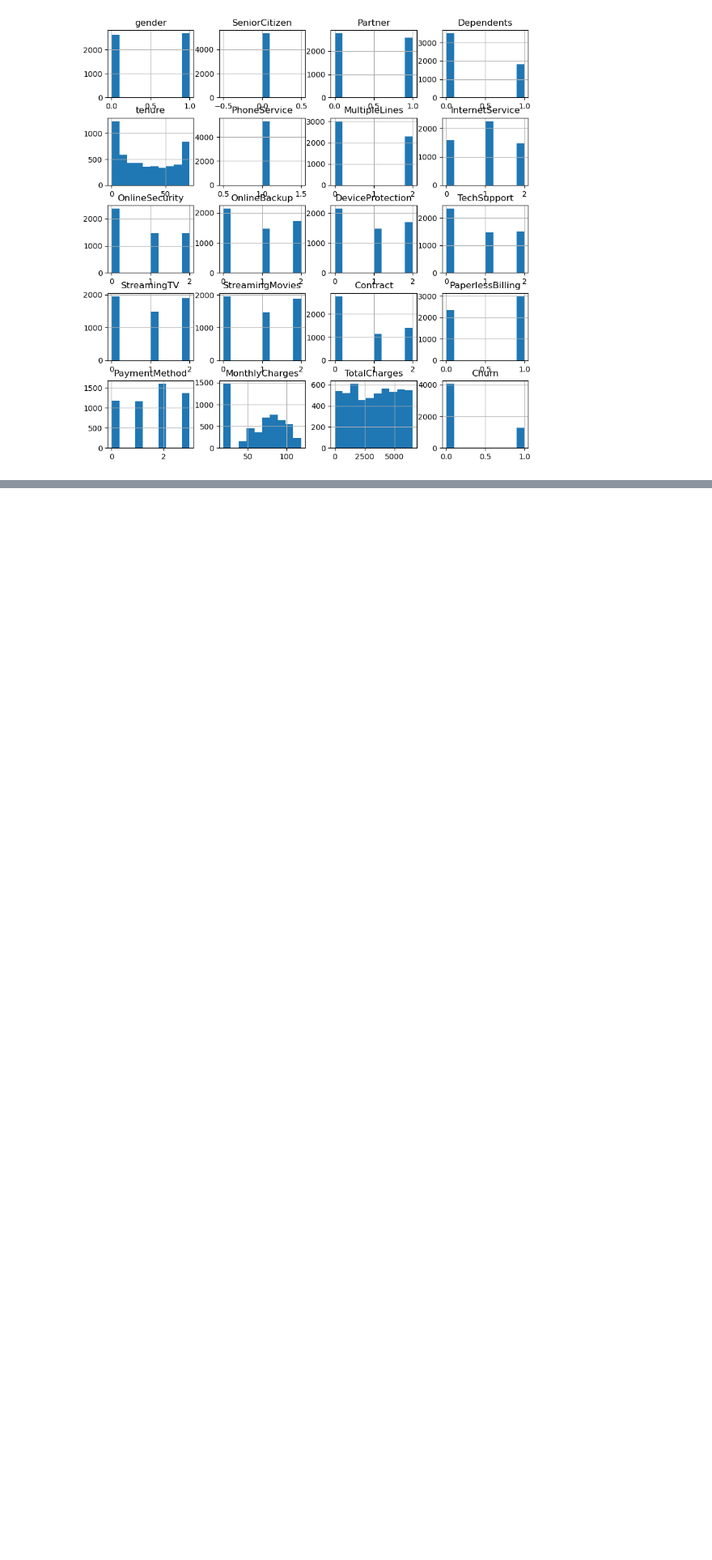
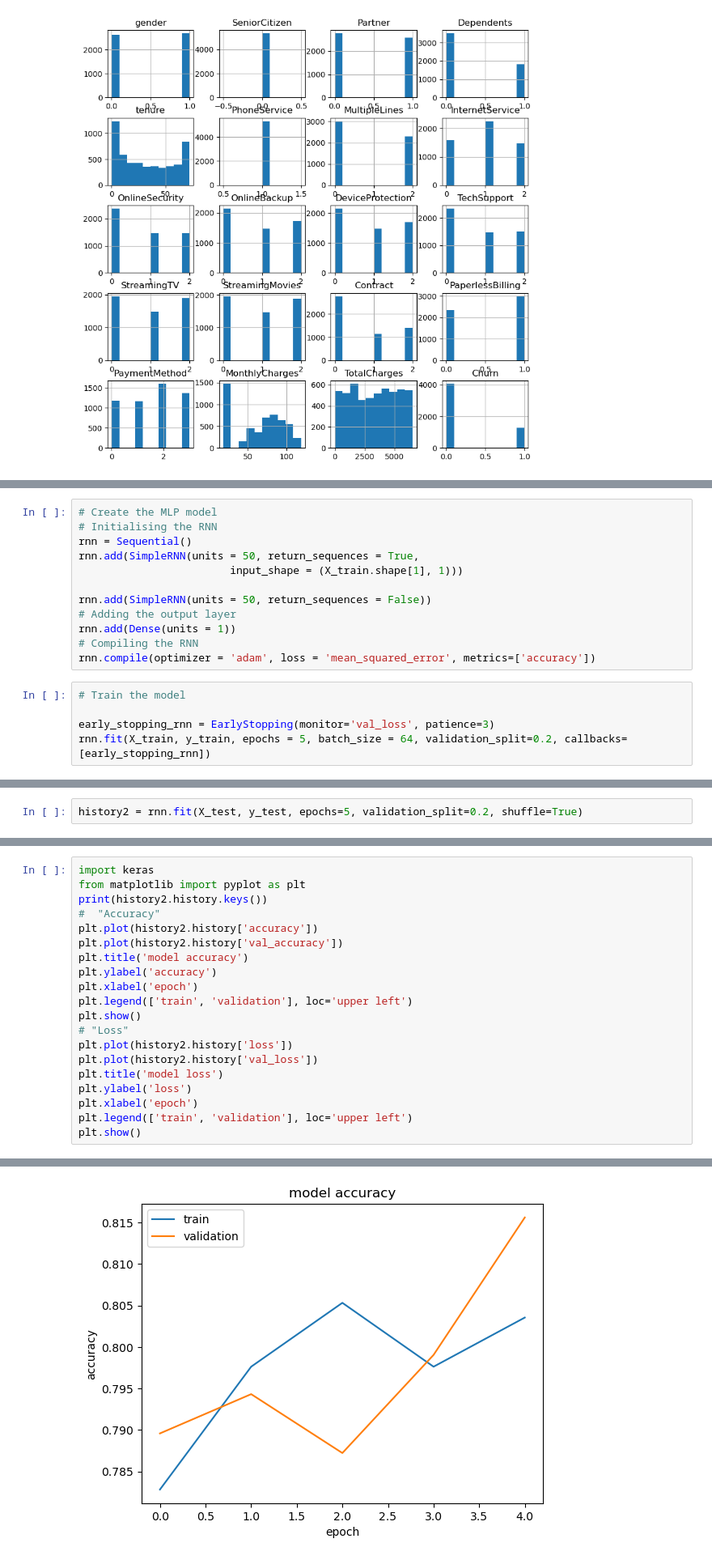
Before and after one commit to VoQuoc-Thai/FinalProject_MachineLearning, a Jupyter notebook: Final_Code.ipynb, the cells around one changed output, grey strips where cells are left out. Shown at 81% size. Saved outputs shown, nothing was run; the diff lists cells and outputs as text; blank space fills up the shorter version.

```diff
--- a/Final_Code.ipynb
+++ b/Final_Code.ipynb
@@ -319,0 +507,17 @@ Root Mean squared error: 0.3963
+# %%
+# Create the MLP model
+# Initialising the RNN
+rnn = Sequential()
+rnn.add(SimpleRNN(units = 50, return_sequences = True,
+                        input_shape = (X_train.shape[1], 1)))
+
+rnn.add(SimpleRNN(units = 50, return_sequences = False))
+# Adding the output layer
+rnn.add(Dense(units = 1))
+# Compiling the RNN
+rnn.compile(optimizer = 'adam', loss = 'mean_squared_error', metrics=['accuracy'])
+# %%
+# Train the model
+
+early_stopping_rnn = EarlyStopping(monitor='val_loss', patience=3)
+rnn.fit(X_train, y_train, epochs = 5, batch_size = 64, validation_split=0.2, callbacks=[early_stopping_rnn])
@@ -319,0 +536,2 @@ Root Mean squared error: 0.3963
+# %%
+history2 = rnn.fit(X_test, y_test, epochs=5, validation_split=0.2, shuffle=True)
@@ -319,0 +549,21 @@ Root Mean squared error: 0.3963
+# %%
+import keras
+from matplotlib import pyplot as plt
+print(history2.history.keys())
+#  "Accuracy"
+plt.plot(history2.history['accuracy'])
+plt.plot(history2.history['val_accuracy'])
+plt.title('model accuracy')
+plt.ylabel('accuracy')
+plt.xlabel('epoch')
+plt.legend(['train', 'validation'], loc='upper left')
+plt.show()
+# "Loss"
+plt.plot(history2.history['loss'])
+plt.plot(history2.history['val_loss'])
+plt.title('model loss')
+plt.ylabel('loss')
+plt.xlabel('epoch')
+plt.legend(['train', 'validation'], loc='upper left')
+plt.show()
+# %% [output]
@@ -319,0 +571 @@ Root Mean squared error: 0.3963
+[figure, added]
```
Also changed, not shown: parts of 29 cells of this notebook.
